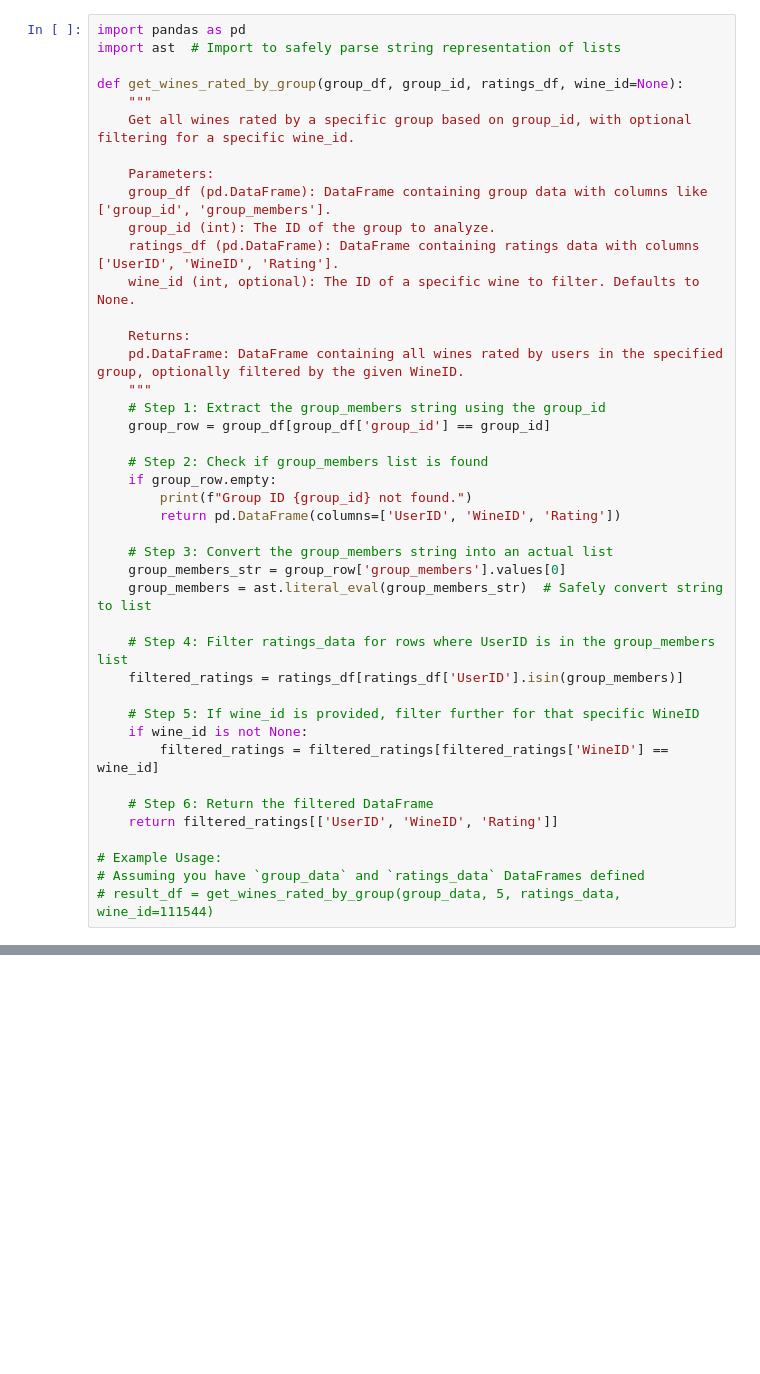
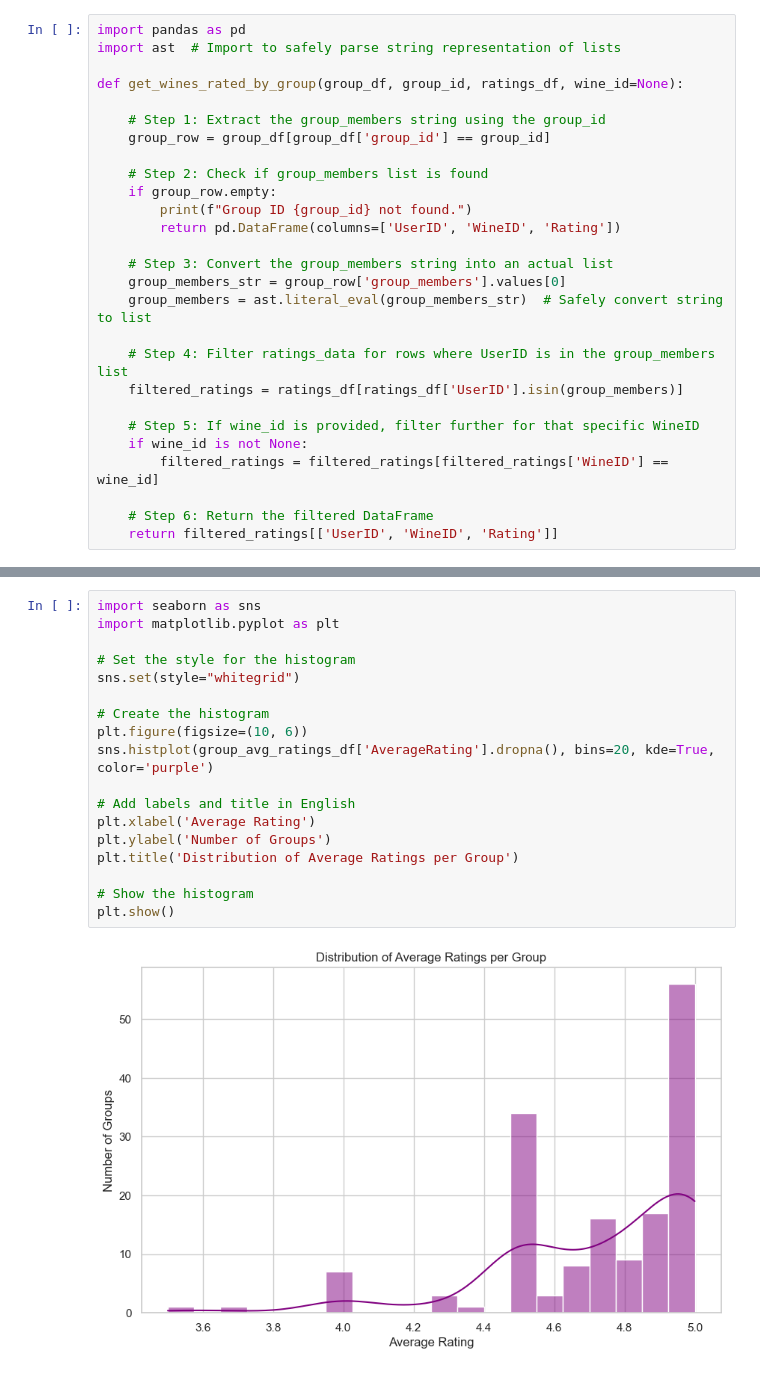
Before and after one commit to irrrrrrrrr/MAISE_RecSys_Group8_Ass, a Jupyter notebook: evaluation.ipynb, the cells around one changed output, grey strips where cells are left out. Saved outputs shown, nothing was run; the diff lists cells and outputs as text; blank space fills up the shorter version.

Commit message:
Group recommender final

```diff
--- a/evaluation.ipynb
+++ b/evaluation.ipynb
@@ -229,18 +169,7 @@ import pandas as pd
 import ast  # Import to safely parse string representation of lists
 
 def get_wines_rated_by_group(group_df, group_id, ratings_df, wine_id=None):
-    """
-    Get all wines rated by a specific group based on group_id, with optional filtering for a specific wine_id.
 
-    Parameters:
-    group_df (pd.DataFrame): DataFrame containing group data with columns like ['group_id', 'group_members'].
-    group_id (int): The ID of the group to analyze.
-    ratings_df (pd.DataFrame): DataFrame containing ratings data with columns ['UserID', 'WineID', 'Rating'].
-    wine_id (int, optional): The ID of a specific wine to filter. Defaults to None.
-
-    Returns:
-    pd.DataFrame: DataFrame containing all wines rated by users in the specified group, optionally filtered by the given WineID.
-    """
     # Step 1: Extract the group_members string using the group_id
     group_row = group_df[group_df['group_id'] == group_id]
 
@@ -262,7 +191,3 @@ def get_wines_rated_by_group(group_df, group_id, ratings_df, wine_id=None):
 
     # Step 6: Return the filtered DataFrame
     return filtered_ratings[['UserID', 'WineID', 'Rating']]
-
-# Example Usage:
-# Assuming you have `group_data` and `ratings_data` DataFrames defined
-# result_df = get_wines_rated_by_group(group_data, 5, ratings_data, wine_id=111544)
@@ -436,0 +303,20 @@ Metrics: {'RMSE': 0.8803408430829505, 'MAE': 0.85, 'R²': -1.7192982456140355}
+# %%
+import seaborn as sns
+import matplotlib.pyplot as plt
+
+# Set the style for the histogram
+sns.set(style="whitegrid")
+
+# Create the histogram
+plt.figure(figsize=(10, 6))
+sns.histplot(group_avg_ratings_df['AverageRating'].dropna(), bins=20, kde=True, color='purple')
+
+# Add labels and title in English
+plt.xlabel('Average Rating')
+plt.ylabel('Number of Groups')
+plt.title('Distribution of Average Ratings per Group')
+
+# Show the histogram
+plt.show()
+# %% [output]
+[figure, added]
```
Also changed, not shown: parts of 27 cells of this notebook.
